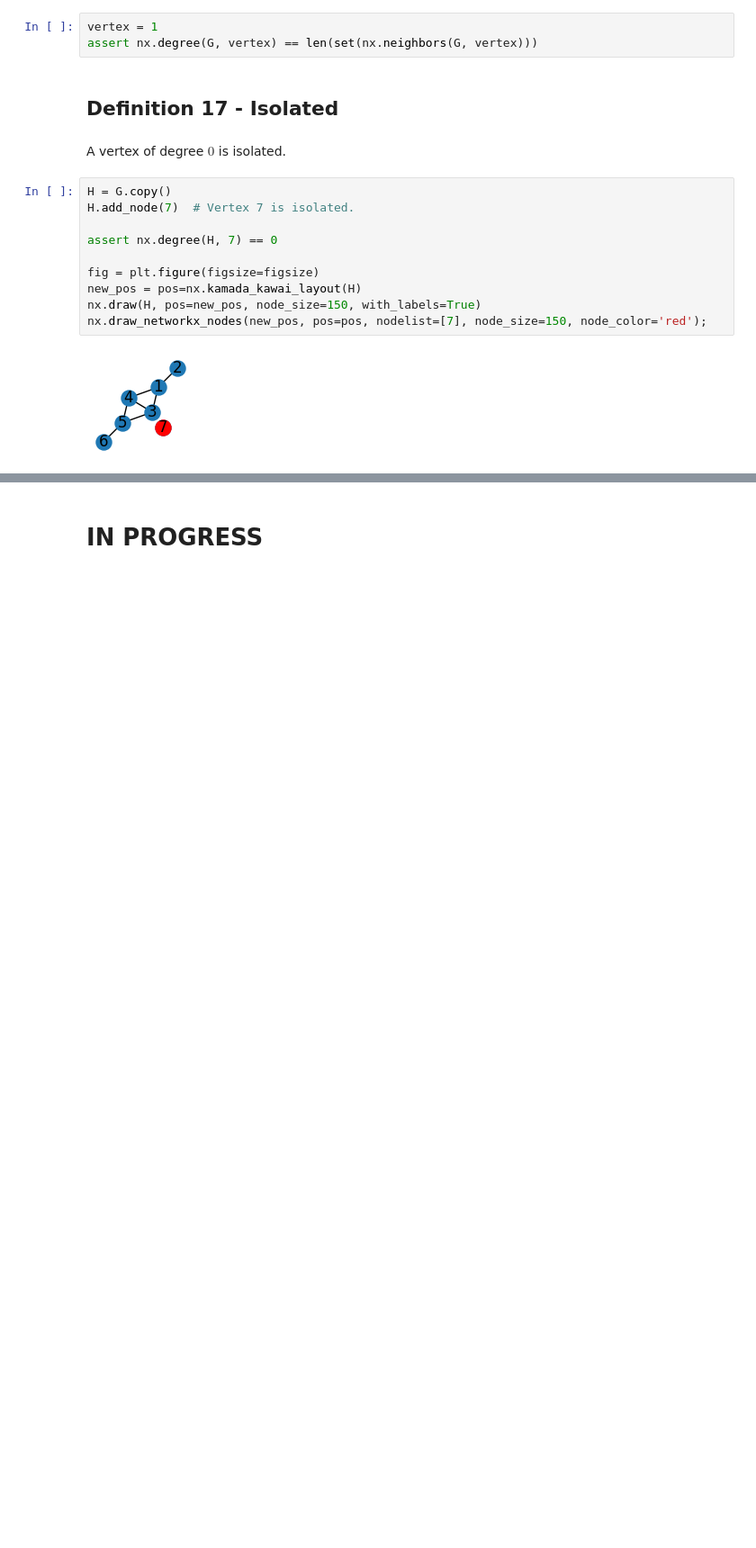
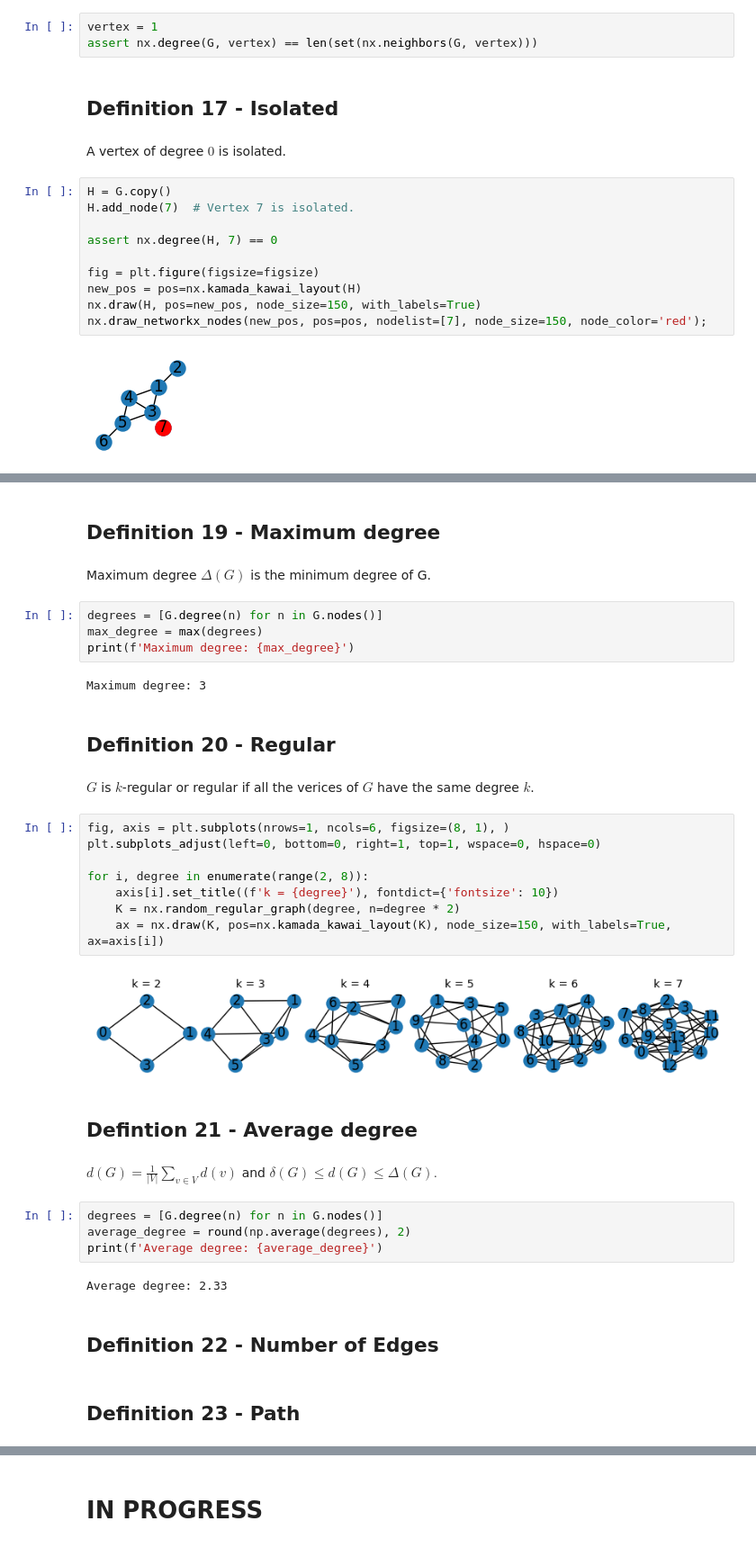
Before and after one commit to lipinski/graph-theory, a Jupyter notebook: definitions.ipynb, the cells around one changed output, grey strips where cells are left out. Shown: that part at 90% size. Cells and saved outputs as stored; diff of their text form; blank space fills up the shorter version.

```diff
--- a/definitions.ipynb
+++ b/definitions.ipynb
@@ -367,0 +378,38 @@ nx.draw_networkx_nodes(new_pos, pos=pos, nodelist=[7], node_size=150, node_color
+# %% [markdown]
+## Definition 19 - Maximum degree
+# %% [markdown]
+Maximum degree $\Delta(G)$ is the minimum degree of G.
+# %%
+degrees = [G.degree(n) for n in G.nodes()]
+max_degree = max(degrees)
+print(f'Maximum degree: {max_degree}')
+# %% [output]
+Maximum degree: 3
+# %% [markdown]
+## Definition 20 - Regular
+# %% [markdown]
+$G$ is $k$-regular or regular if all the verices of $G$ have the same degree $k$.
+# %%
+fig, axis = plt.subplots(nrows=1, ncols=6, figsize=(8, 1), )
+plt.subplots_adjust(left=0, bottom=0, right=1, top=1, wspace=0, hspace=0)
+
+for i, degree in enumerate(range(2, 8)):
+    axis[i].set_title((f'k = {degree}'), fontdict={'fontsize': 10})
+    K = nx.random_regular_graph(degree, n=degree * 2)
+    ax = nx.draw(K, pos=nx.kamada_kawai_layout(K), node_size=150, with_labels=True, ax=axis[i])
+# %% [output]
+[figure, added]
+# %% [markdown]
+## Defintion 21 - Average degree
+# %% [markdown]
+$d(G)=\frac{1}{|V|}\sum_{v\in V}d(v)$ and $\delta(G)\le d(G)\le \Delta(G).$
+# %%
+degrees = [G.degree(n) for n in G.nodes()]
+average_degree = round(np.average(degrees), 2)
+print(f'Average degree: {average_degree}')
+# %% [output]
+Average degree: 2.33
+# %% [markdown]
+## Definition 22 - Number of Edges
+# %% [markdown]
+## Definition 23 - Path
```
Also changed, not shown: parts of 6 cells of this notebook.
